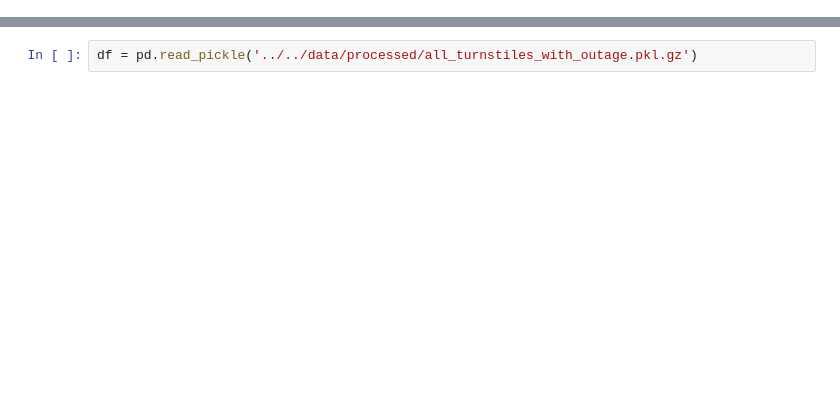
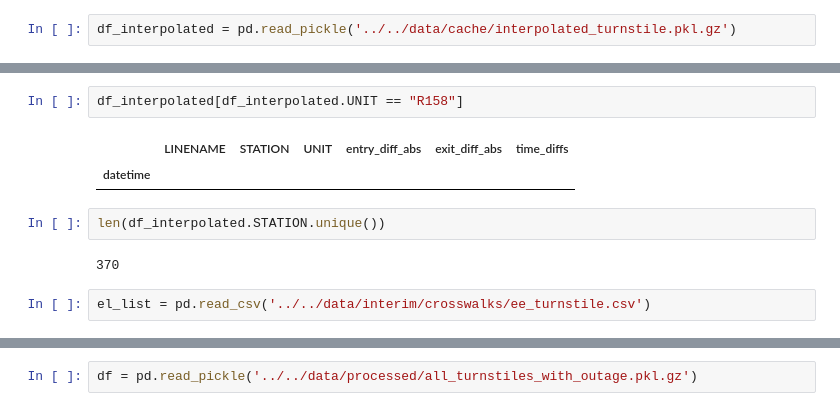
Before and after one commit to tsdataclinic/mta, a Jupyter notebook: notebooks/global_metric/02_calc_metrics.ipynb, the cells around one changed output, grey strips where cells are left out. Saved outputs shown, nothing was run; the diff lists cells and outputs as text; blank space fills up the shorter version.

```diff
--- a/notebooks/global_metric/02_calc_metrics.ipynb
+++ b/notebooks/global_metric/02_calc_metrics.ipynb
@@ -12,0 +115,2 @@ import matplotlib.pyplot as plt
+# %%
+df_interpolated = pd.read_pickle('../../data/cache/interpolated_turnstile.pkl.gz')
@@ -12,0 +127,11 @@ import matplotlib.pyplot as plt
+# %%
+df_interpolated[df_interpolated.UNIT == "R158"]
+# %% [output]
+|  | LINENAME | STATION | UNIT | entry_diff_abs | exit_diff_abs | time_diffs |
+| datetime |  |  |  |  |  |  |
+# %%
+len(df_interpolated.STATION.unique())
+# %% [output]
+370
+# %%
+el_list = pd.read_csv('../../data/interim/crosswalks/ee_turnstile.csv')
```
Also changed, not shown: parts of 47 cells of this notebook, 4 other files.
